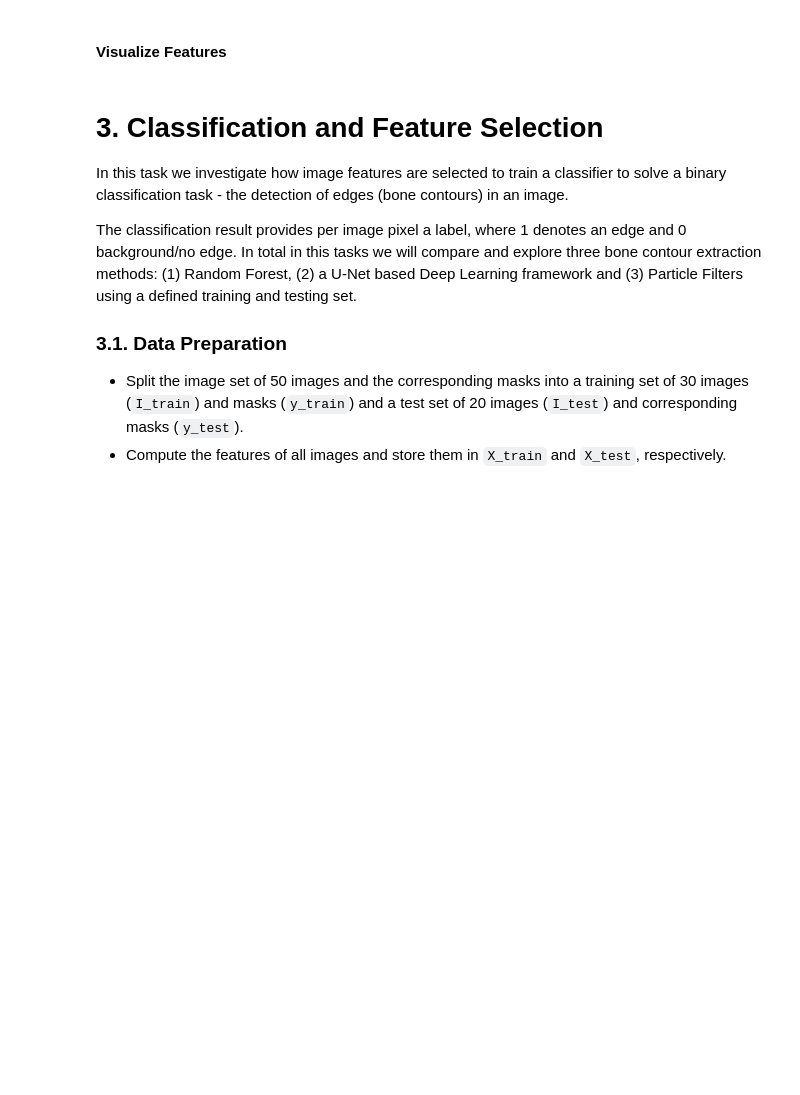
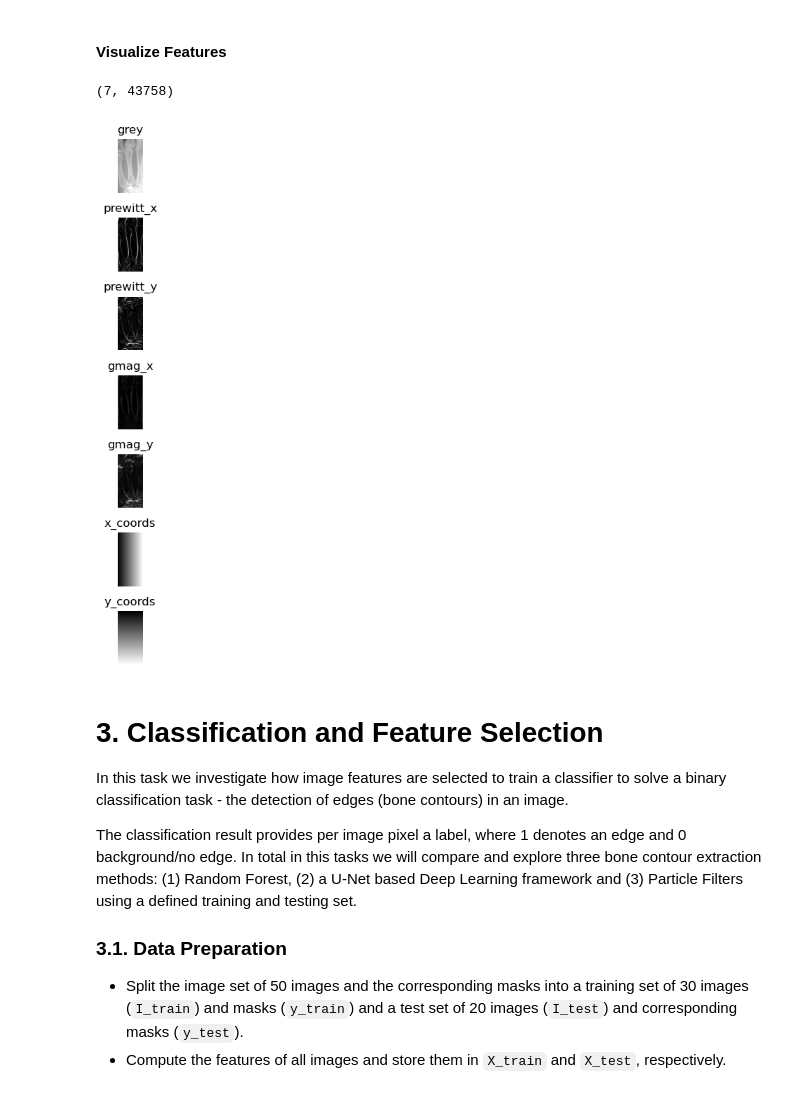
Before and after one commit to Amelie1313/MIP_Assignment2, a Jupyter notebook: notebook_03.ipynb, the cells around one changed output. Cells and saved outputs as stored; diff of their text form; code cells hidden in the pictures; blank space fills up the shorter version.

Commit message:
implement 2.2: Image feature computation

```diff
--- a/notebook_03.ipynb
+++ b/notebook_03.ipynb
@@ -341,18 +323,20 @@ def compute_features(image):
     H, W = image.shape
 
     # TODO: get the grayscale values
+    grey = image.flatten()
 
     # TODO: get convolution results for X and Y
-    edge_x =
-    edge_y =
+    edge_x = conv2d(image, PREWITT_X).flatten()
+    edge_y = conv2d(image, PREWITT_Y).flatten()
 
     # TODO: get the magnitude values of the convolution results
-    gmag_x =
-    gmag_y =
+    gmag_x = abs(edge_x).flatten()
+    gmag_y = abs(edge_y).flatten()
 
     # TODO: get X and Y coordinates of the pixels
-    x_coords =
-    y_coords =
+    x_grid, y_grid = np.meshgrid(np.arange(W), np.arange(H))
+    x_coords = x_grid.flatten()
+    y_coords = y_grid.flatten()
 
     # OPTIONAL TODO: add additional features (e.g.: canny, sobel)
 
@@ -369,23 +353,27 @@ def compute_features(image):
 # %%
 test_image = images[0]
 H, W = test_image.shape
 features_test = compute_features(test_image)
+print(features_test.shape)
 
 # TODO: get titles and features for plotting
-titles = []
-feats = []
+titles = ["grey", "prewitt_x", "prewitt_y", "gmag_x", "gmag_y", "x_coords", "y_coords"]
+feats = features_test.reshape(-1, H, W)
 
-fig, axes = plt.subplots(, figsize=(8, 8))
+fig, axes = plt.subplots(len(feats), figsize=(8, 8))
 axes = axes.flatten()
 
 for idx, ax in enumerate(axes):
     if idx < len(feats):
         ax.imshow(feats[idx], cmap='gray', vmin=0, vmax=np.percentile(feats[idx], 99))
         ax.set_title(titles[idx])
     ax.axis('off')
 
 plt.tight_layout()
 plt.show()
+# %% [output]
+(7, 43758)
+[figure, added]
 # %% [markdown]
 # 3. Classification and Feature Selection
 In this task we investigate how image features are selected to train a classifier to solve a binary classification task - the detection of edges (bone contours) in an image.
```
Also changed, not shown: parts of 2 cells of this notebook.
